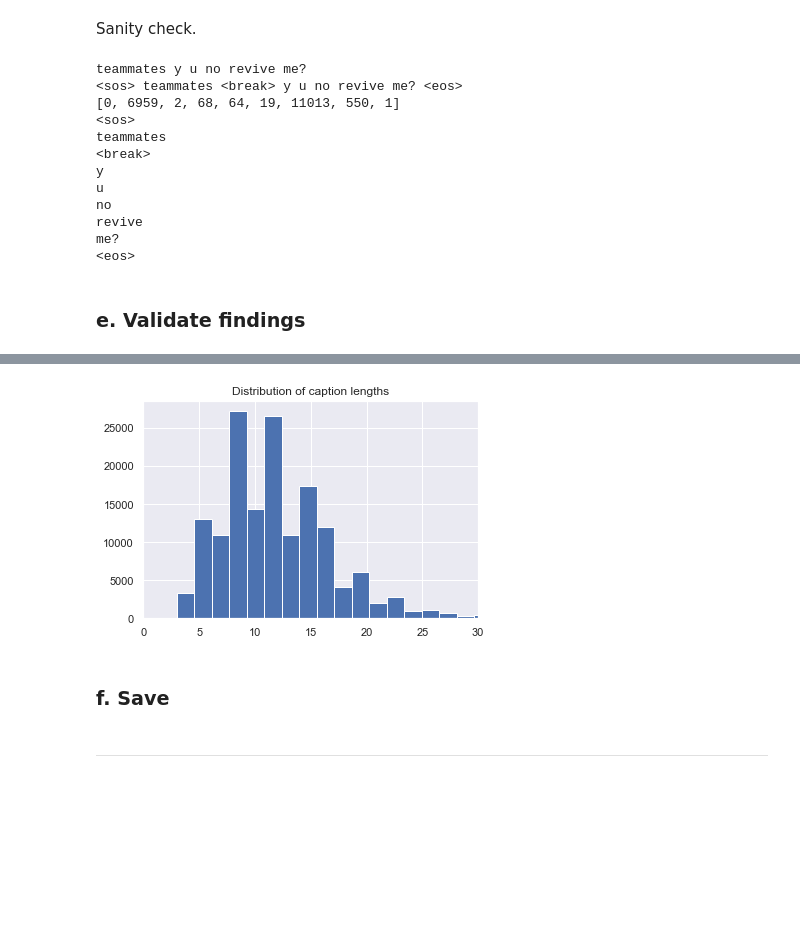
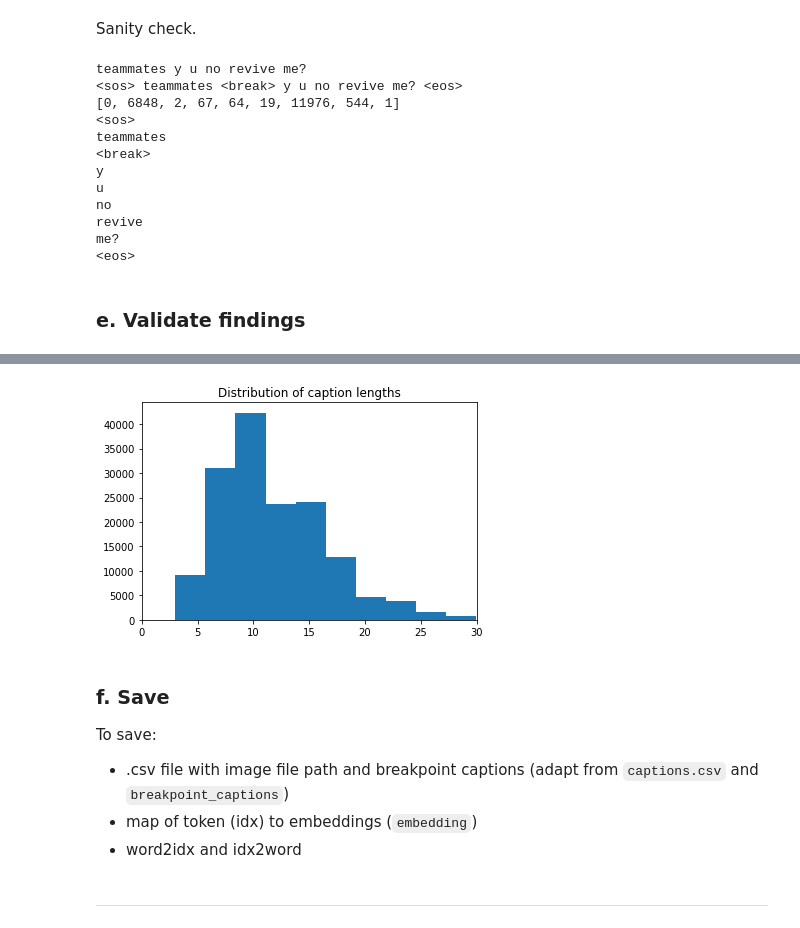
Before and after one commit to NicholasStern/E, a Jupyter notebook: Anthony/data_processing.ipynb, the cells around one changed output, grey strips where cells are left out. Cells and saved outputs as stored; diff of their text form; code cells hidden in the pictures; blank space fills up the shorter version.

```diff
--- a/Anthony/data_processing.ipynb
+++ b/Anthony/data_processing.ipynb
@@ -120,7 +113,7 @@ breakpoint_captions = "<sos> " + captions.above_text + " <break> " + captions.be
 # limit to caption length to under some reasonable upper bound for a meme caption
 # for many, the scrape just got messed up and appended many captions into one observation
 longinds = []
-toolong = 50
+toolong = 30
 howmany = 0
 for i, cap in enumerate(breakpoint_captions):
     splitcap = cap.split()
@@ -157,7 +150,7 @@ start_idx = br+1
 
 def get_idx(vocab, vocabcount):
     word2idx = dict((word, idx+start_idx) for idx,word in enumerate(vocab))
-    word2idx['<sos>'] = empty
+    word2idx['<sos>'] = sos
     word2idx['<eos>'] = eos
     word2idx['<break>'] = br
 
@@ -252,7 +251,7 @@ for token in tokenized_captions[24]:
 # %% [output]
 teammates y u no revive me?
 <sos> teammates <break> y u no revive me? <eos>
-[0, 6959, 2, 68, 64, 19, 11013, 550, 1]
+[0, 6848, 2, 67, 64, 19, 11976, 544, 1]
 <sos>
 teammates
 <break>
@@ -277,7 +276,7 @@ for i, cap in enumerate(breakpoint_captions):
         longcap = cap
         ind = i
 print("Length: {}, index: {} \n {}".format(maxlen, ind, longcap))
-plt.hist(lens, bins=30)
+plt.hist(lens)
 plt.xlim([0, 30])
 plt.title("Distribution of caption lengths");
 # %% [output]
@@ -286,6 +285,11 @@ Length: 50, index: 55693
-[figure, old version]
+[figure, new version]
-# %% [markdown]
-### f. Save
+# %% [markdown]
+### f. Save
+
+To save:
+- .csv file with image file path and breakpoint captions (adapt from `captions.csv` and `breakpoint_captions`)
+- map of token (idx) to embeddings (`embedding`)
+- word2idx and idx2word
 # %%
 # with open(os.path.join(pickle_path,FN),'wb') as f:
 #     pickle.dump((embedding, idx2word, word2idx, glove_idx2idx), fp, pickle.HIGHEST_PTROTOCOL)
```
Also changed, not shown: parts of 10 cells of this notebook.
